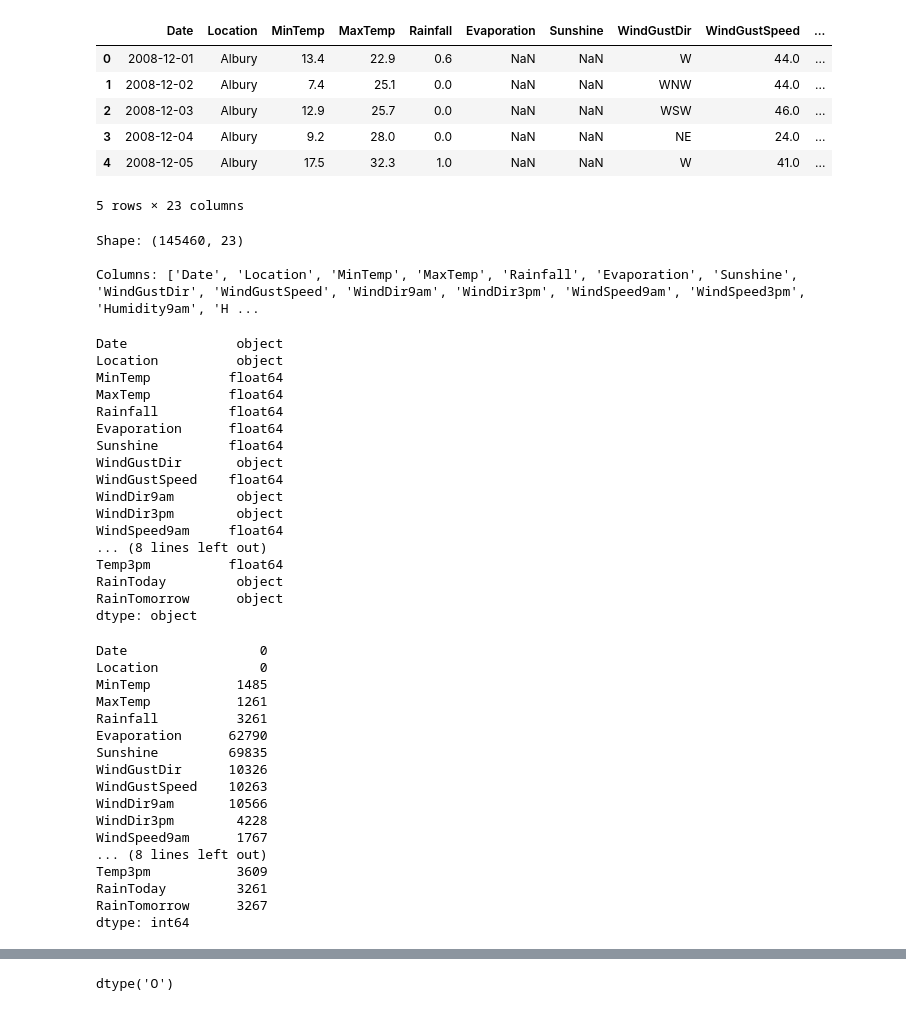
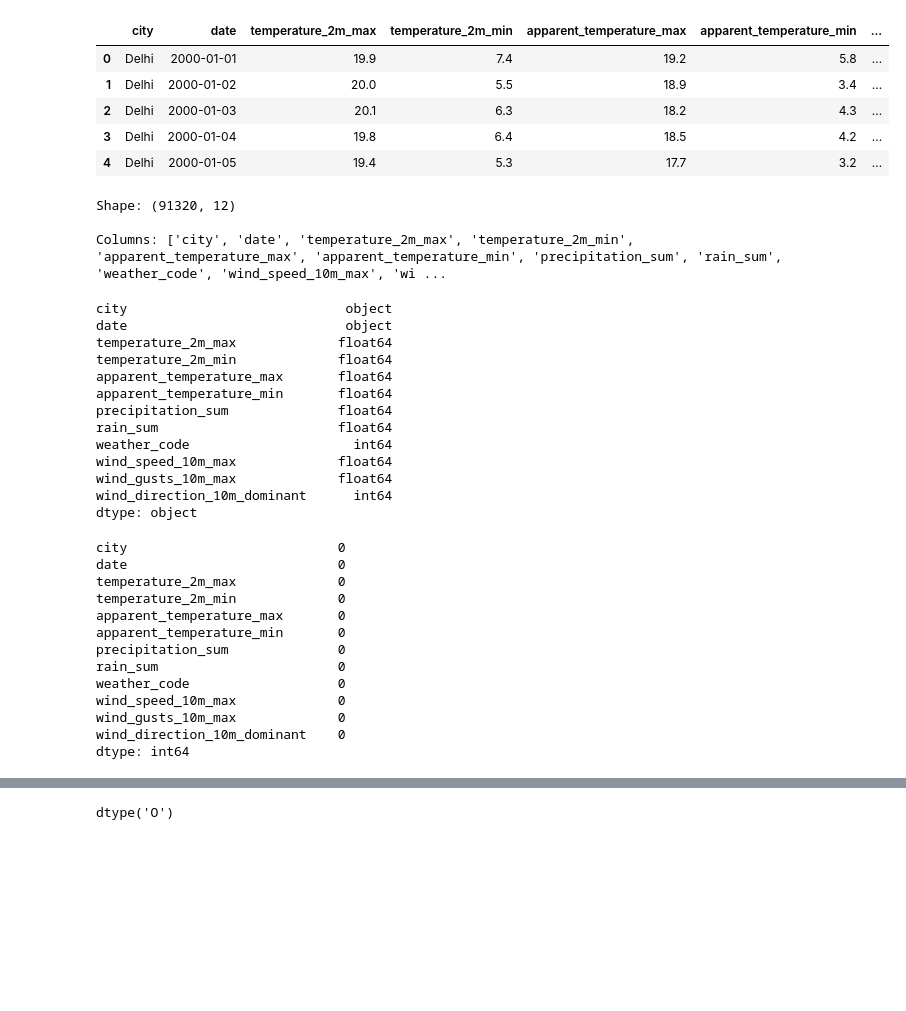
Before and after one commit to Ganesh-gsg-45/weather_pridiction, a Jupyter notebook: notebook/eda+fe+model training.ipynb, the cells around one changed output, grey strips where cells are left out. Cells and saved outputs as stored; diff of their text form; code cells hidden in the pictures; blank space fills up the shorter version.

```diff
--- a/notebook/eda+fe+model training.ipynb
+++ b/notebook/eda+fe+model training.ipynb
@@ -2,63 +2,54 @@
 import numpy as np
 import pandas as pd
 # %%
-df=pd.read_csv("C:\\Users\\T Ganesh\\Desktop\\gsg\\weather pridiction\\dataset\\weatherAUS.csv")
+df=pd.read_csv("C:\\Users\\T Ganesh\\Desktop\\gsg\\weather pridiction\\dataset\\india_2000_2024_daily_weather.csv")
 df.head()
 # %% [output]
-|  | Date | Location | MinTemp | MaxTemp | Rainfall | Evaporation | Sunshine | WindGustDir | WindGustSpeed | ... |
-| 0 | 2008-12-01 | Albury | 13.4 | 22.9 | 0.6 | NaN | NaN | W | 44.0 | ... |
-| 1 | 2008-12-02 | Albury | 7.4 | 25.1 | 0.0 | NaN | NaN | WNW | 44.0 | ... |
-| 2 | 2008-12-03 | Albury | 12.9 | 25.7 | 0.0 | NaN | NaN | WSW | 46.0 | ... |
-| 3 | 2008-12-04 | Albury | 9.2 | 28.0 | 0.0 | NaN | NaN | NE | 24.0 | ... |
-| 4 | 2008-12-05 | Albury | 17.5 | 32.3 | 1.0 | NaN | NaN | W | 41.0 | ... |
+|  | city | date | temperature_2m_max | temperature_2m_min | apparent_temperature_max | apparent_temperature_min | ... |
+| 0 | Delhi | 2000-01-01 | 19.9 | 7.4 | 19.2 | 5.8 | ... |
+| 1 | Delhi | 2000-01-02 | 20.0 | 5.5 | 18.9 | 3.4 | ... |
+| 2 | Delhi | 2000-01-03 | 20.1 | 6.3 | 18.2 | 4.3 | ... |
+| 3 | Delhi | 2000-01-04 | 19.8 | 6.4 | 18.5 | 4.2 | ... |
+| 4 | Delhi | 2000-01-05 | 19.4 | 5.3 | 17.7 | 3.2 | ... |
-5 rows × 23 columns
 # %%
 
 print("Shape:", df.shape)
 print("\nColumns:", df.columns.tolist())
 # %% [output]
-Shape: (145460, 23)
+Shape: (91320, 12)
 
-Columns: ['Date', 'Location', 'MinTemp', 'MaxTemp', 'Rainfall', 'Evaporation', 'Sunshine', 'WindGustDir', 'WindGustSpeed', 'WindDir9am', 'WindDir3pm', 'WindSpeed9am', 'WindSpeed3pm', 'Humidity9am', 'H ...
+Columns: ['city', 'date', 'temperature_2m_max', 'temperature_2m_min', 'apparent_temperature_max', 'apparent_temperature_min', 'precipitation_sum', 'rain_sum', 'weather_code', 'wind_speed_10m_max', 'wi ...
 # %%
 df.dtypes
 # %% [output]
-Date              object
-Location          object
-MinTemp          float64
-MaxTemp          float64
-Rainfall         float64
-Evaporation      float64
-Sunshine         float64
-WindGustDir       object
-WindGustSpeed    float64
-WindDir9am        object
-WindDir3pm        object
-WindSpeed9am     float64
-... (8 lines left out)
-Temp3pm          float64
-RainToday         object
-RainTomorrow      object
+city                            object
+date                            object
+temperature_2m_max             float64
+temperature_2m_min             float64
+apparent_temperature_max       float64
+apparent_temperature_min       float64
+precipitation_sum              float64
+rain_sum                       float64
+weather_code                     int64
+wind_speed_10m_max             float64
+wind_gusts_10m_max             float64
+wind_direction_10m_dominant      int64
 dtype: object
 # %%
 df.isnull().sum()
 # %% [output]
-Date                 0
-Location             0
-MinTemp           1485
-MaxTemp           1261
-Rainfall          3261
-Evaporation      62790
-Sunshine         69835
-WindGustDir      10326
-WindGustSpeed    10263
-WindDir9am       10566
-WindDir3pm        4228
-WindSpeed9am      1767
-... (8 lines left out)
-Temp3pm           3609
-RainToday         3261
-RainTomorrow      3267
+city                           0
+date                           0
+temperature_2m_max             0
+temperature_2m_min             0
+apparent_temperature_max       0
+apparent_temperature_min       0
+precipitation_sum              0
+rain_sum                       0
+weather_code                   0
+wind_speed_10m_max             0
+wind_gusts_10m_max             0
+wind_direction_10m_dominant    0
 dtype: int64
 # %%
 df.describe()
```
Also changed, not shown: parts of 9 cells of this notebook, 17 other files.
